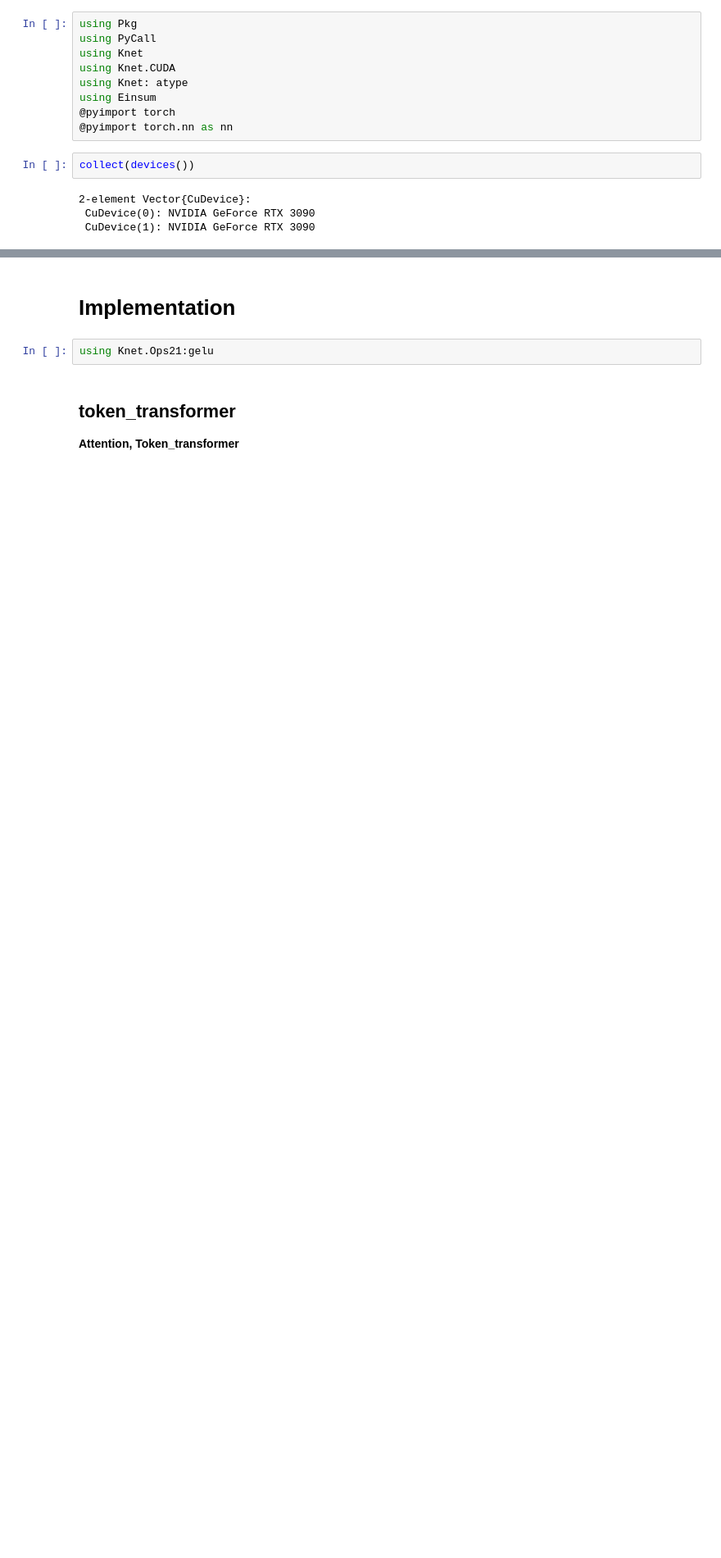
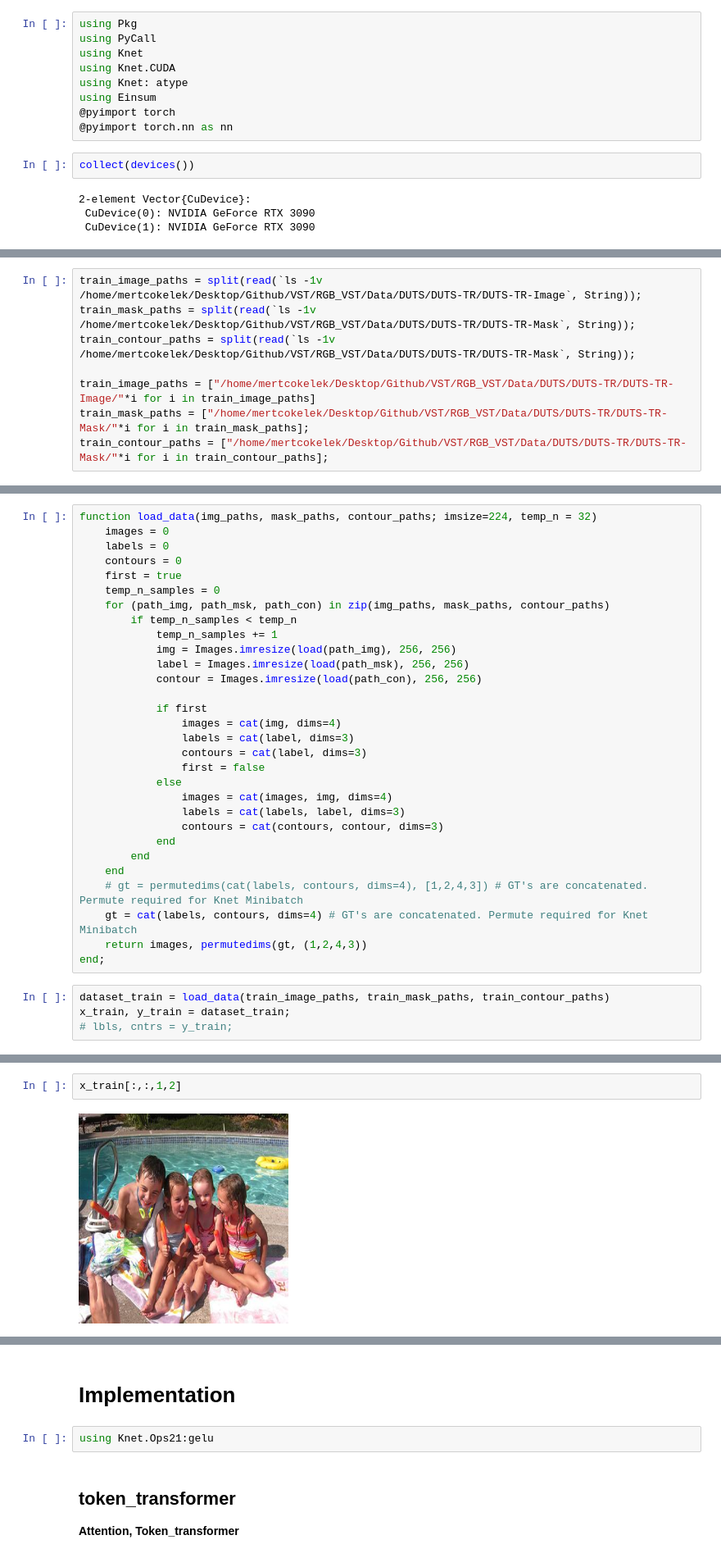
Before and after one commit to MertCokelek/VisualSaliencyTransformer, a Jupyter notebook: VisualSaliencyTransformer.ipynb, the cells around one changed output, grey strips where cells are left out. Shown: that part at 82% size. Cells and saved outputs as stored; diff of their text form; blank space fills up the shorter version.

```diff
--- a/VisualSaliencyTransformer.ipynb
+++ b/VisualSaliencyTransformer.ipynb
@@ -20,0 +36,8 @@ CuDevice(1): NVIDIA GeForce RTX 3090
+# %%
+train_image_paths = split(read(`ls -1v /home/mertcokelek/Desktop/Github/VST/RGB_VST/Data/DUTS/DUTS-TR/DUTS-TR-Image`, String));
+train_mask_paths = split(read(`ls -1v /home/mertcokelek/Desktop/Github/VST/RGB_VST/Data/DUTS/DUTS-TR/DUTS-TR-Mask`, String));
+train_contour_paths = split(read(`ls -1v /home/mertcokelek/Desktop/Github/VST/RGB_VST/Data/DUTS/DUTS-TR/DUTS-TR-Mask`, String));
+
+train_image_paths = ["/home/mertcokelek/Desktop/Github/VST/RGB_VST/Data/DUTS/DUTS-TR/DUTS-TR-Image/"*i for i in train_image_paths]
+train_mask_paths = ["/home/mertcokelek/Desktop/Github/VST/RGB_VST/Data/DUTS/DUTS-TR/DUTS-TR-Mask/"*i for i in train_mask_paths];
+train_contour_paths = ["/home/mertcokelek/Desktop/Github/VST/RGB_VST/Data/DUTS/DUTS-TR/DUTS-TR-Mask/"*i for i in train_contour_paths];
@@ -20,0 +70,34 @@ CuDevice(1): NVIDIA GeForce RTX 3090
+# %%
+function load_data(img_paths, mask_paths, contour_paths; imsize=224, temp_n = 32)
+    images = 0
+    labels = 0
+    contours = 0
+    first = true
+    temp_n_samples = 0
+    for (path_img, path_msk, path_con) in zip(img_paths, mask_paths, contour_paths)
+        if temp_n_samples < temp_n
+            temp_n_samples += 1
+            img = Images.imresize(load(path_img), 256, 256)
+            label = Images.imresize(load(path_msk), 256, 256)
+            contour = Images.imresize(load(path_con), 256, 256)
+
+            if first
+                images = cat(img, dims=4)
+                labels = cat(label, dims=3)
+                contours = cat(label, dims=3)
+                first = false
+            else
+                images = cat(images, img, dims=4)
+                labels = cat(labels, label, dims=3)
+                contours = cat(contours, contour, dims=3)
+            end
+        end
+    end
+    # gt = permutedims(cat(labels, contours, dims=4), [1,2,4,3]) # GT's are concatenated. Permute required for Knet Minibatch
+    gt = cat(labels, contours, dims=4) # GT's are concatenated. Permute required for Knet Minibatch
+    return images, permutedims(gt, (1,2,4,3))
+end;
+# %%
+dataset_train = load_data(train_image_paths, train_mask_paths, train_contour_paths)
+x_train, y_train = dataset_train;
+# lbls, cntrs = y_train;
@@ -20,0 +108,4 @@ CuDevice(1): NVIDIA GeForce RTX 3090
+# %%
+x_train[:,:,1,2]
+# %% [output]
+[figure, added]
```
Also changed, not shown: parts of 15 cells of this notebook, 1 other file.
